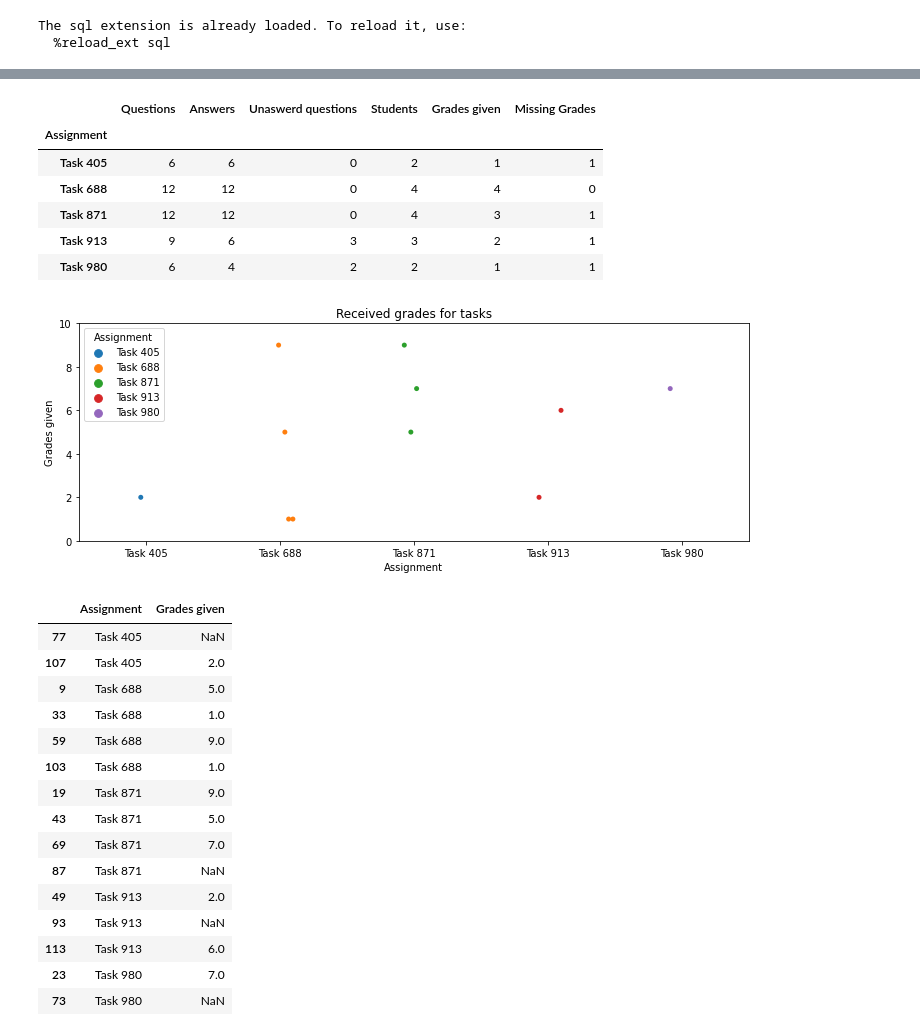
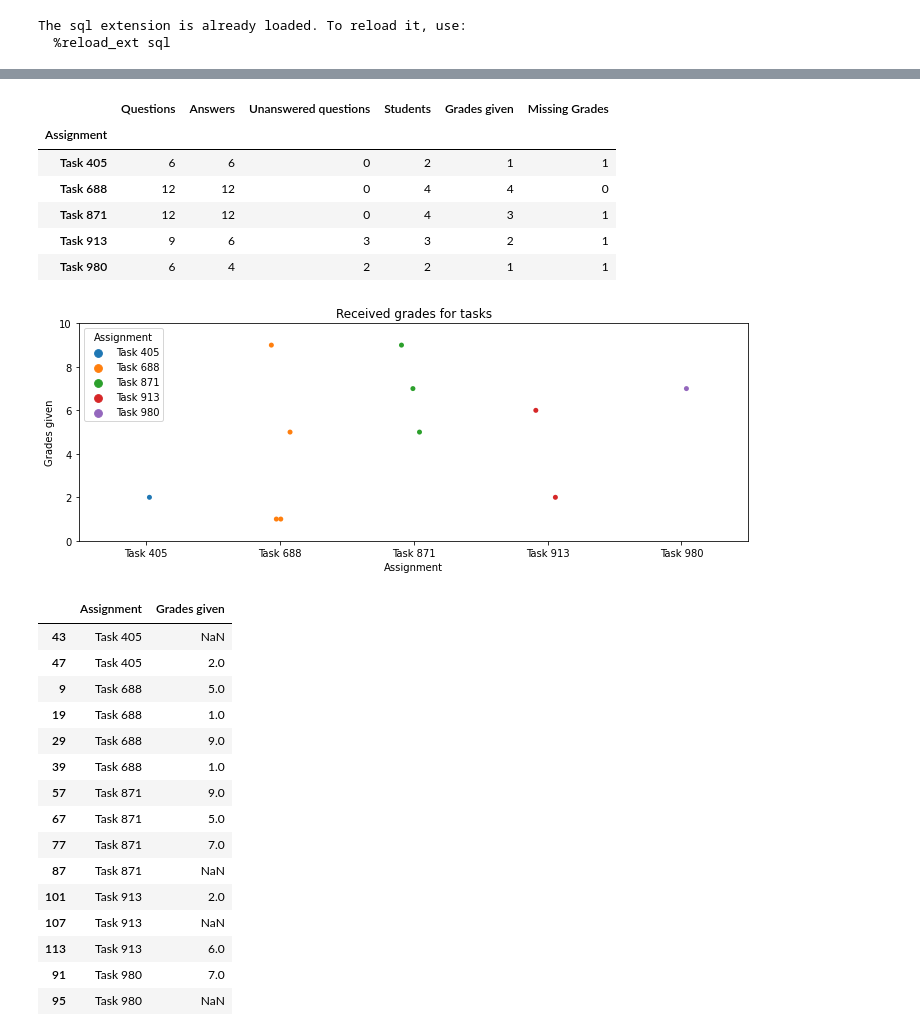
Before and after one commit to Boolytical/EfDS_assignment_DBSQL5, a Jupyter notebook: teacher_summary.ipynb, the cells around one changed output, grey strips where cells are left out. Cells and saved outputs as stored; diff of their text form; code cells hidden in the pictures.

Commit message:
changed the order of joined tables

```diff
--- a/teacher_summary.ipynb
+++ b/teacher_summary.ipynb
@@ -52,9 +52,9 @@ Teacher_summ = text(''' SELECT
     qu.title AS 'Questions',
     an.content AS 'Answers',
     sc.value AS 'Grades given'
-  FROM Student stu
-  LEFT JOIN Assignment asg ON asg.universityid = stu.universityid
-  LEfT JOIN Task tk ON tk.taskid = asg.taskid
+  FROM Task tk
+  LEFT JOIN Assignment asg ON asg.taskid = tk.taskid
+  LEFT JOIN Student stu ON stu.universityid = asg.universityid
   LEFT JOIN Task_question tq ON tq.taskid = asg.taskid
   LEFT JOIN Question qu ON qu.questionid = tq.questionid
   LEFT JOIN Answers an ON an.questionid = tq.questionid
@@ -79,8 +79,8 @@ def teacher_summary():
     return(horizontal_stack)
 # %%
 # function for grades information for tasks
-def grades_summary():
-    df_teacher_sum4 = df_df_Teacher_summ.drop_duplicates(subset=['Assignment','Students'], keep='last')   # show only last handed in answer for specific task and specific student
+def grades_summaryDF():
+    df_teacher_sum4 = df_Teacher_summ.drop_duplicates(subset=['Assignment','Students'], keep='last')   # show only last handed in answer for specific task and specific student
     df_teacher_sum5 = df_teacher_sum4[['Assignment','Grades given']]                                      # create dataframe with specific imformation about grades for specific task
     df_teacher_sum5 = df_teacher_sum5.sort_values(by=['Assignment'])                                      # sort by tasks
     plt.figure(figsize=(12,4))                                                                            # create a plot of specific size
@@ -114,8 +109,8 @@ See the caveats in the documentation: https://pandas.pydata.org/pandas-docs/stab
 # %%
 # the output for the teacher summary
-teacher_summary()
+teacher_summaryDF()
 # %% [output]
-|  | Questions | Answers | Unaswerd questions | Students | Grades given | Missing Grades |
+|  | Questions | Answers | Unanswered questions | Students | Grades given | Missing Grades |
 | Assignment |  |  |  |  |  |  |
 | Task 405 | 6 | 6 | 0 | 2 | 1 | 1 |
 | Task 688 | 12 | 12 | 0 | 4 | 4 | 0 |
@@ -124,22 +119,22 @@ teacher_summary()
 | Task 980 | 6 | 4 | 2 | 2 | 1 | 1 |
 # %%
 # the output for the summary of the recieved grades
-grades_summary()
+grades_summaryDF()
 # %% [output]
-[figure, old version]
+[figure, new version]
 |  | Assignment | Grades given |
-| 77 | Task 405 | NaN |
-| 107 | Task 405 | 2.0 |
+| 43 | Task 405 | NaN |
+| 47 | Task 405 | 2.0 |
 | 9 | Task 688 | 5.0 |
-| 33 | Task 688 | 1.0 |
-| 59 | Task 688 | 9.0 |
-| 103 | Task 688 | 1.0 |
-| 19 | Task 871 | 9.0 |
-| 43 | Task 871 | 5.0 |
-| 69 | Task 871 | 7.0 |
+| 19 | Task 688 | 1.0 |
+| 29 | Task 688 | 9.0 |
+| 39 | Task 688 | 1.0 |
+| 57 | Task 871 | 9.0 |
+| 67 | Task 871 | 5.0 |
+| 77 | Task 871 | 7.0 |
 | 87 | Task 871 | NaN |
-| 49 | Task 913 | 2.0 |
-| 93 | Task 913 | NaN |
+| 101 | Task 913 | 2.0 |
+| 107 | Task 913 | NaN |
 | 113 | Task 913 | 6.0 |
-| 23 | Task 980 | 7.0 |
-| 73 | Task 980 | NaN |
+| 91 | Task 980 | 7.0 |
+| 95 | Task 980 | NaN |
```
Also changed, not shown: parts of 4 cells of this notebook.
